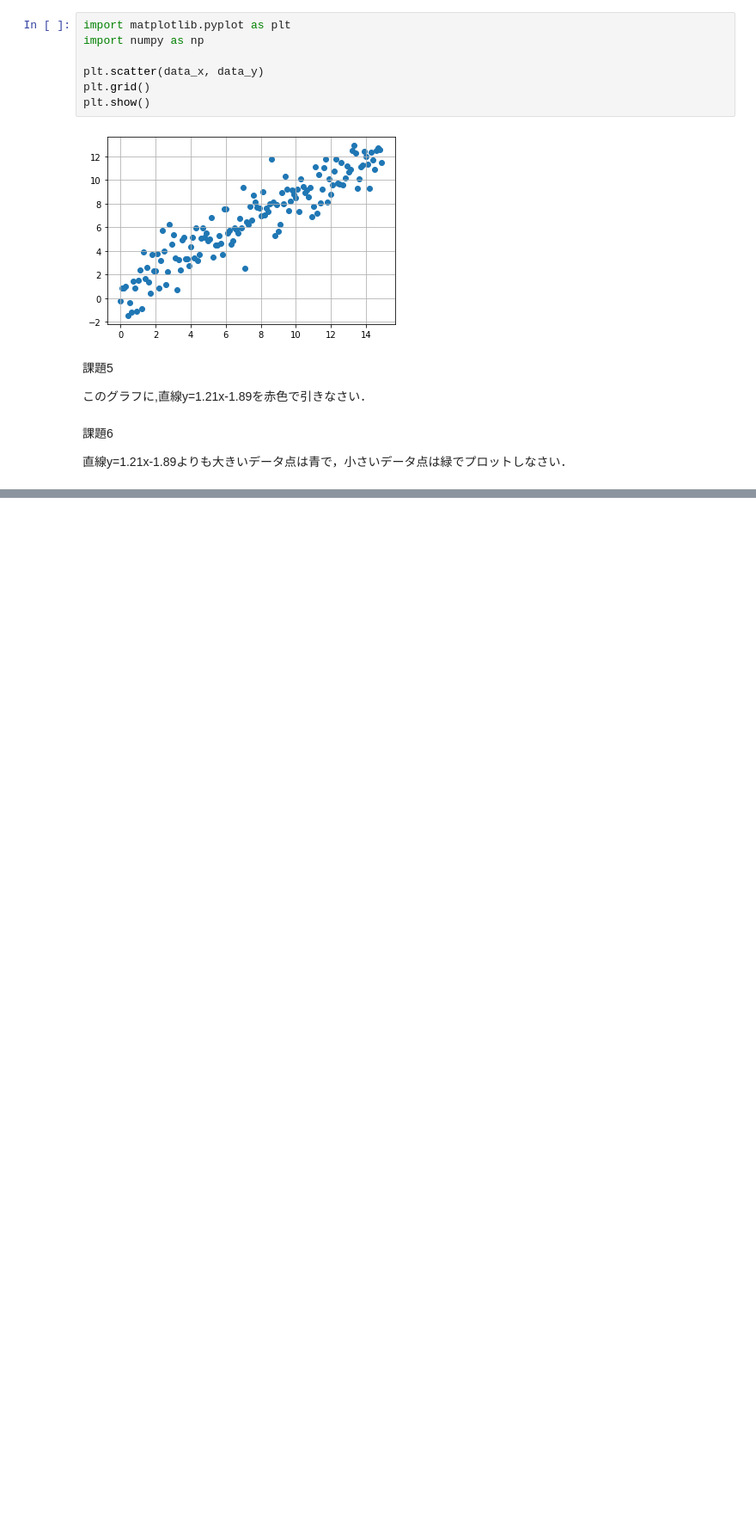
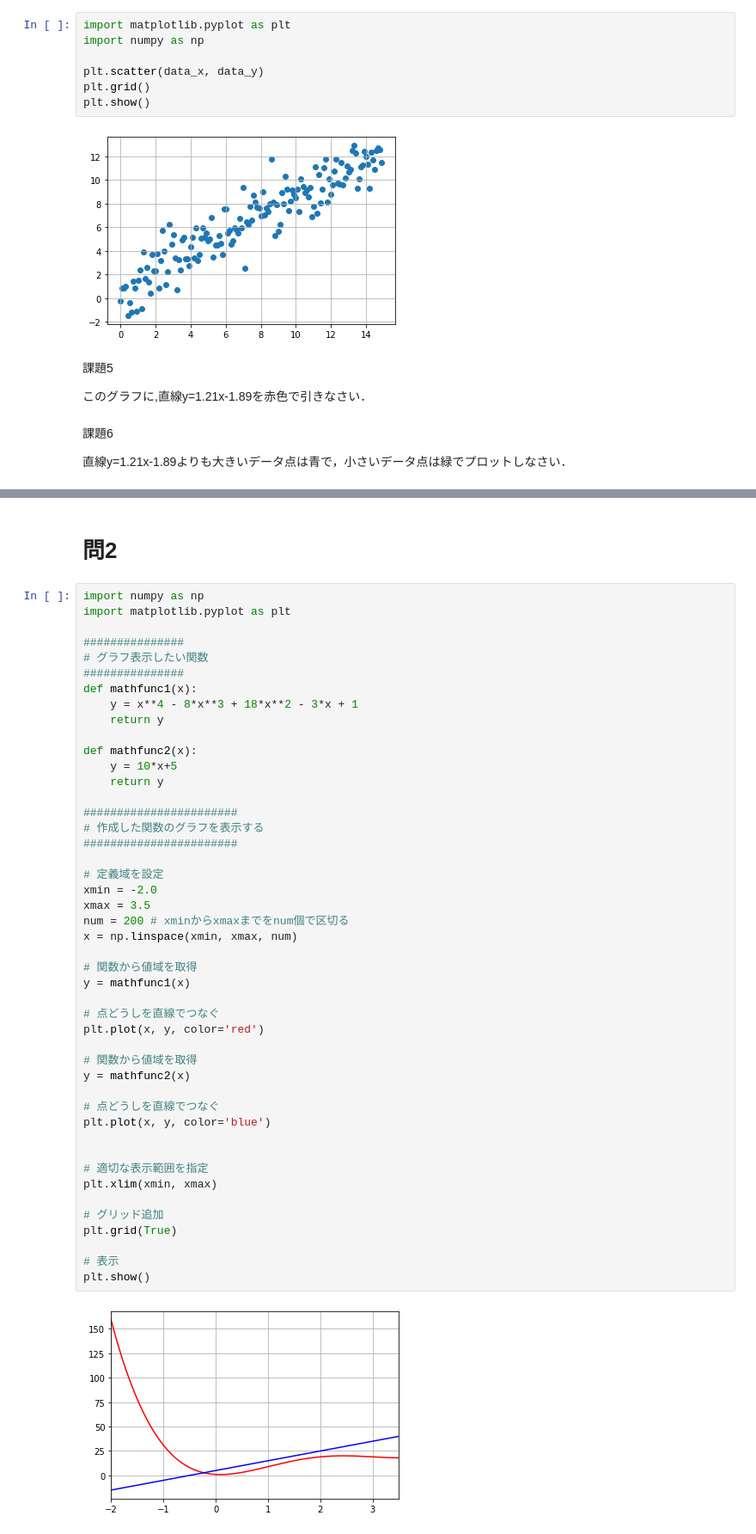
Before and after one commit to OedaLabClass/J4_Programming, a Jupyter notebook: Beginner_for_Python/matplotlib.ipynb, the cells around one changed output, grey strips where cells are left out. Shown: that part at 86% size. Drawn from its saved outputs; the diff is of its cells as text; blank space fills up the shorter version.

```diff
--- a/Beginner_for_Python/matplotlib.ipynb
+++ b/Beginner_for_Python/matplotlib.ipynb
@@ -394,0 +437,50 @@ plt.show()
+# %% [markdown]
+# 問2
+# %%
+import numpy as np
+import matplotlib.pyplot as plt
+
+###############
+# グラフ表示したい関数
+###############
+def mathfunc1(x):
+    y = x**4 - 8*x**3 + 18*x**2 - 3*x + 1
+    return y
+
+def mathfunc2(x):
+    y = 10*x+5
+    return y
+
+#######################
+# 作成した関数のグラフを表示する
+#######################
+
+# 定義域を設定
+xmin = -2.0
+xmax = 3.5
+num = 200 # xminからxmaxまでをnum個で区切る
+x = np.linspace(xmin, xmax, num)
+
+# 関数から値域を取得
+y = mathfunc1(x)
+
+# 点どうしを直線でつなぐ
+plt.plot(x, y, color='red')
+
+# 関数から値域を取得
+y = mathfunc2(x)
+
+# 点どうしを直線でつなぐ
+plt.plot(x, y, color='blue')
+
+
+# 適切な表示範囲を指定
+plt.xlim(xmin, xmax)
+
+# グリッド追加
+plt.grid(True)
+
+# 表示
+plt.show()
+# %% [output]
+[figure, added]
```
Also changed, not shown: parts of 11 cells of this notebook.
